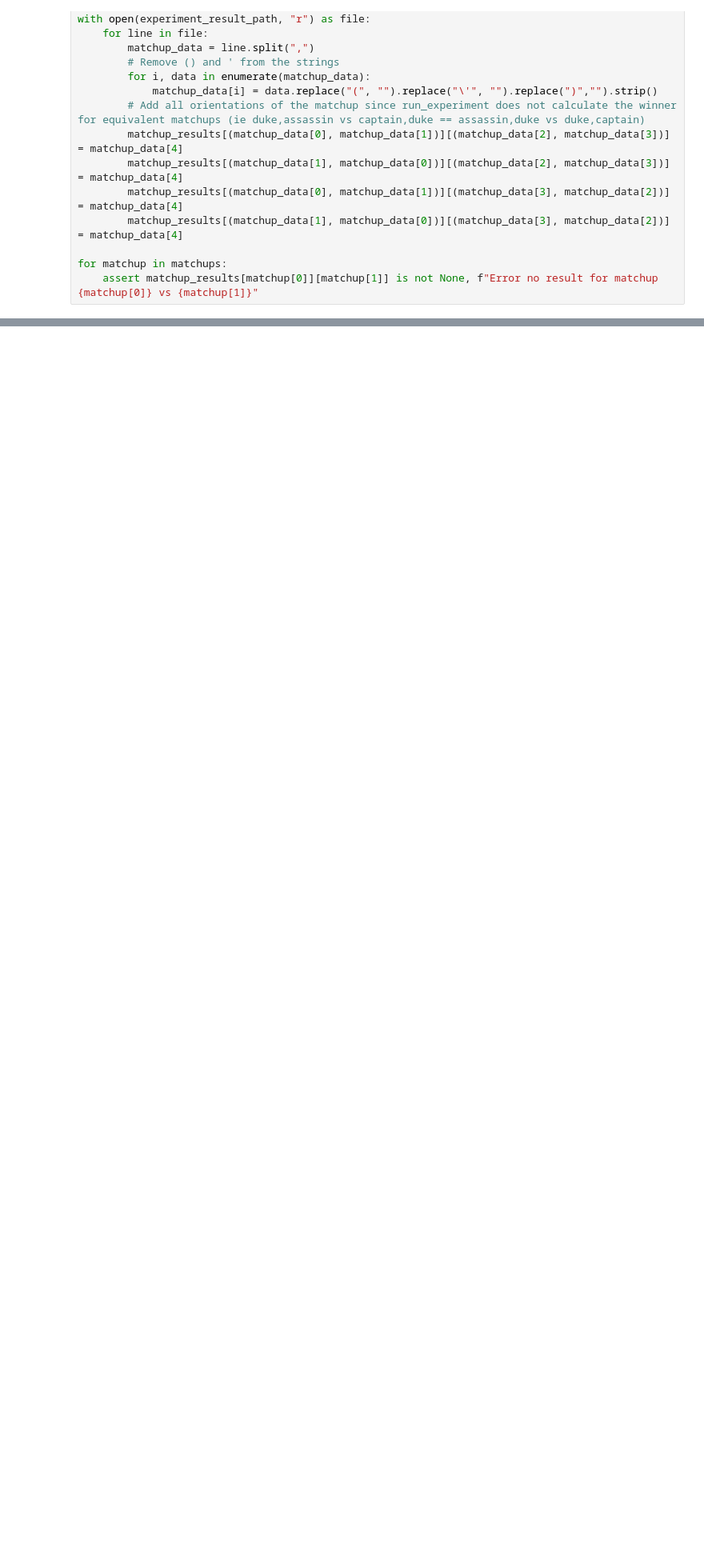
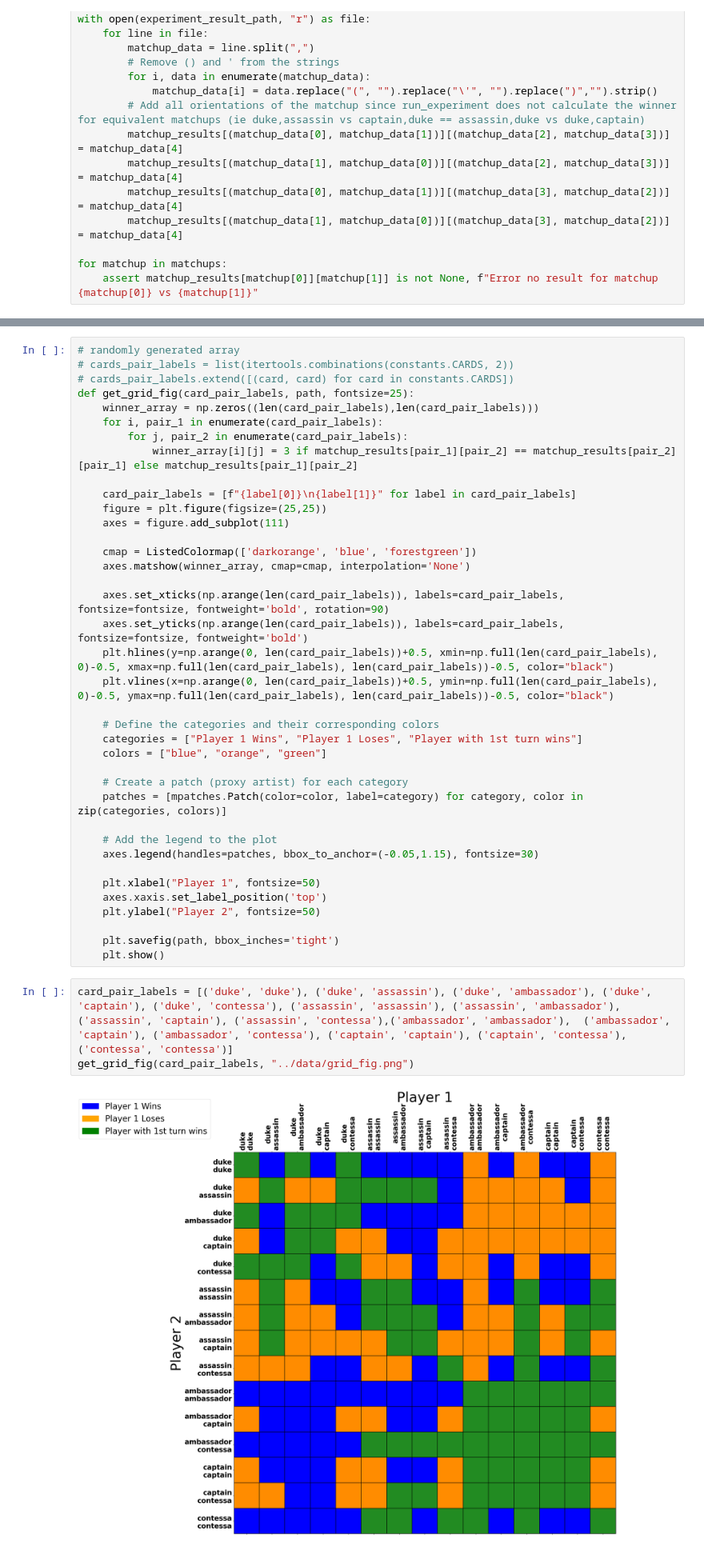
Before and after one commit to matthewScohen/coup_endgame_solving, a Jupyter notebook: src/results.ipynb, the cells around one changed output, grey strips where cells are left out. Shown: that part at 80% size. Saved outputs shown, nothing was run; the diff lists cells and outputs as text; blank space fills up the shorter version.

Commit message:
add graph code

```diff
--- a/src/results.ipynb
+++ b/src/results.ipynb
@@ -53,0 +70,43 @@ with open('../data/graph.csv', 'w') as file:
+# %%
+# randomly generated array
+# cards_pair_labels = list(itertools.combinations(constants.CARDS, 2))
+# cards_pair_labels.extend([(card, card) for card in constants.CARDS])
+def get_grid_fig(card_pair_labels, path, fontsize=25):
+    winner_array = np.zeros((len(card_pair_labels),len(card_pair_labels)))
+    for i, pair_1 in enumerate(card_pair_labels):
+        for j, pair_2 in enumerate(card_pair_labels):
+            winner_array[i][j] = 3 if matchup_results[pair_1][pair_2] == matchup_results[pair_2][pair_1] else matchup_results[pair_1][pair_2]
+
+    card_pair_labels = [f"{label[0]}\n{label[1]}" for label in card_pair_labels]
+    figure = plt.figure(figsize=(25,25))
+    axes = figure.add_subplot(111)
+
+    cmap = ListedColormap(['darkorange', 'blue', 'forestgreen'])
+    axes.matshow(winner_array, cmap=cmap, interpolation='None')
+
+    axes.set_xticks(np.arange(len(card_pair_labels)), labels=card_pair_labels, fontsize=fontsize, fontweight='bold', rotation=90)
+    axes.set_yticks(np.arange(len(card_pair_labels)), labels=card_pair_labels, fontsize=fontsize, fontweight='bold')
+    plt.hlines(y=np.arange(0, len(card_pair_labels))+0.5, xmin=np.full(len(card_pair_labels), 0)-0.5, xmax=np.full(len(card_pair_labels), len(card_pair_labels))-0.5, color="black")
+    plt.vlines(x=np.arange(0, len(card_pair_labels))+0.5, ymin=np.full(len(card_pair_labels), 0)-0.5, ymax=np.full(len(card_pair_labels), len(card_pair_labels))-0.5, color="black")
+
+    # Define the categories and their corresponding colors
+    categories = ["Player 1 Wins", "Player 1 Loses", "Player with 1st turn wins"]
+    colors = ["blue", "orange", "green"]
+
+    # Create a patch (proxy artist) for each category
+    patches = [mpatches.Patch(color=color, label=category) for category, color in zip(categories, colors)]
+
+    # Add the legend to the plot
+    axes.legend(handles=patches, bbox_to_anchor=(-0.05,1.15), fontsize=30)
+
+    plt.xlabel("Player 1", fontsize=50)
+    axes.xaxis.set_label_position('top')
+    plt.ylabel("Player 2", fontsize=50)
+
+    plt.savefig(path, bbox_inches='tight')
+    plt.show()
+# %%
+card_pair_labels = [('duke', 'duke'), ('duke', 'assassin'), ('duke', 'ambassador'), ('duke', 'captain'), ('duke', 'contessa'), ('assassin', 'assassin'), ('assassin', 'ambassador'), ('assassin', 'captain'), ('assassin', 'contessa'),('ambassador', 'ambassador'),  ('ambassador', 'captain'), ('ambassador', 'contessa'), ('captain', 'captain'), ('captain', 'contessa'), ('contessa', 'contessa')]
+get_grid_fig(card_pair_labels, "../data/grid_fig.png")
+# %% [output]
+[figure, added]
```
Also changed, not shown: parts of 7 cells of this notebook, 3 other files.
